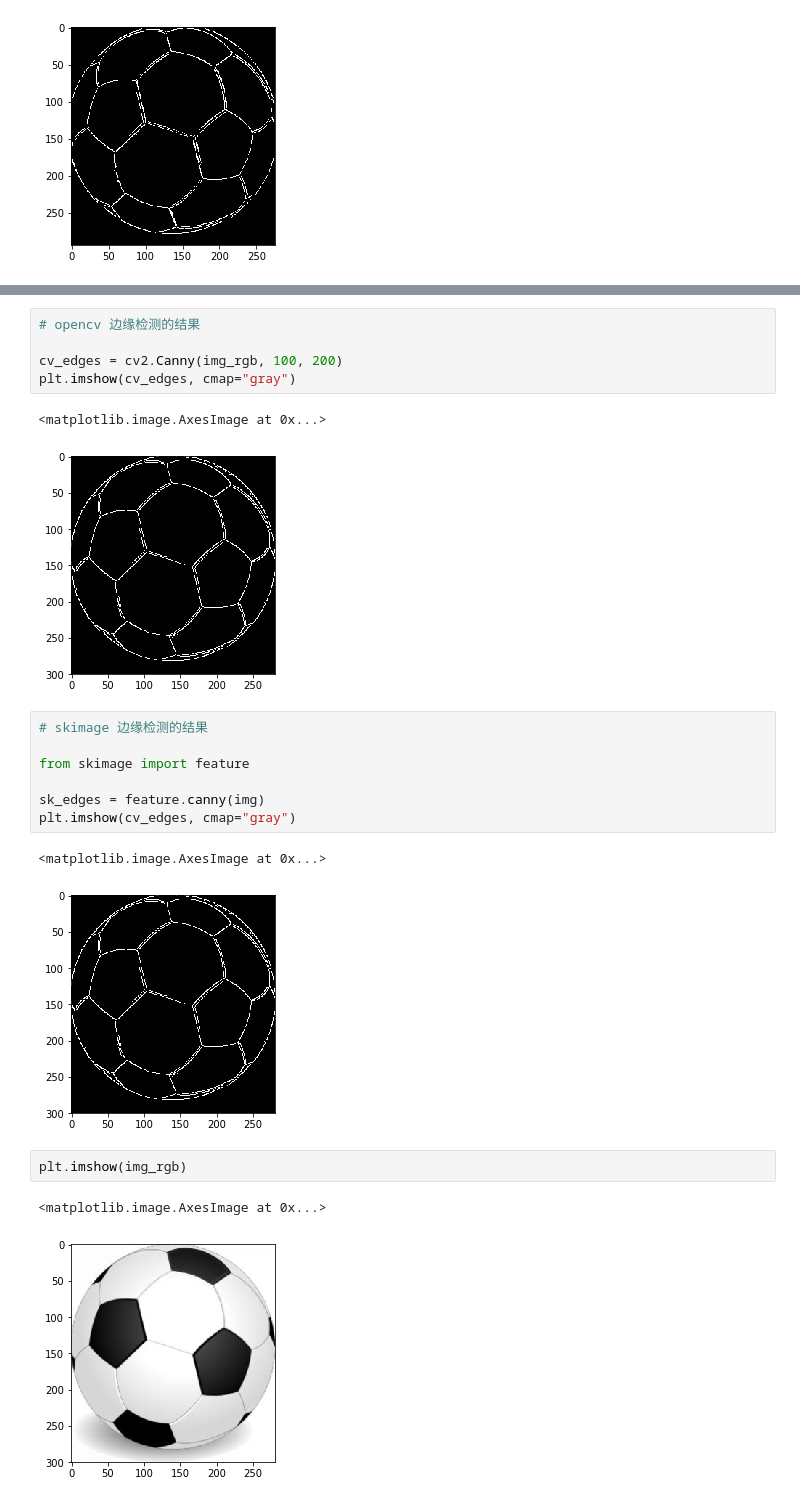
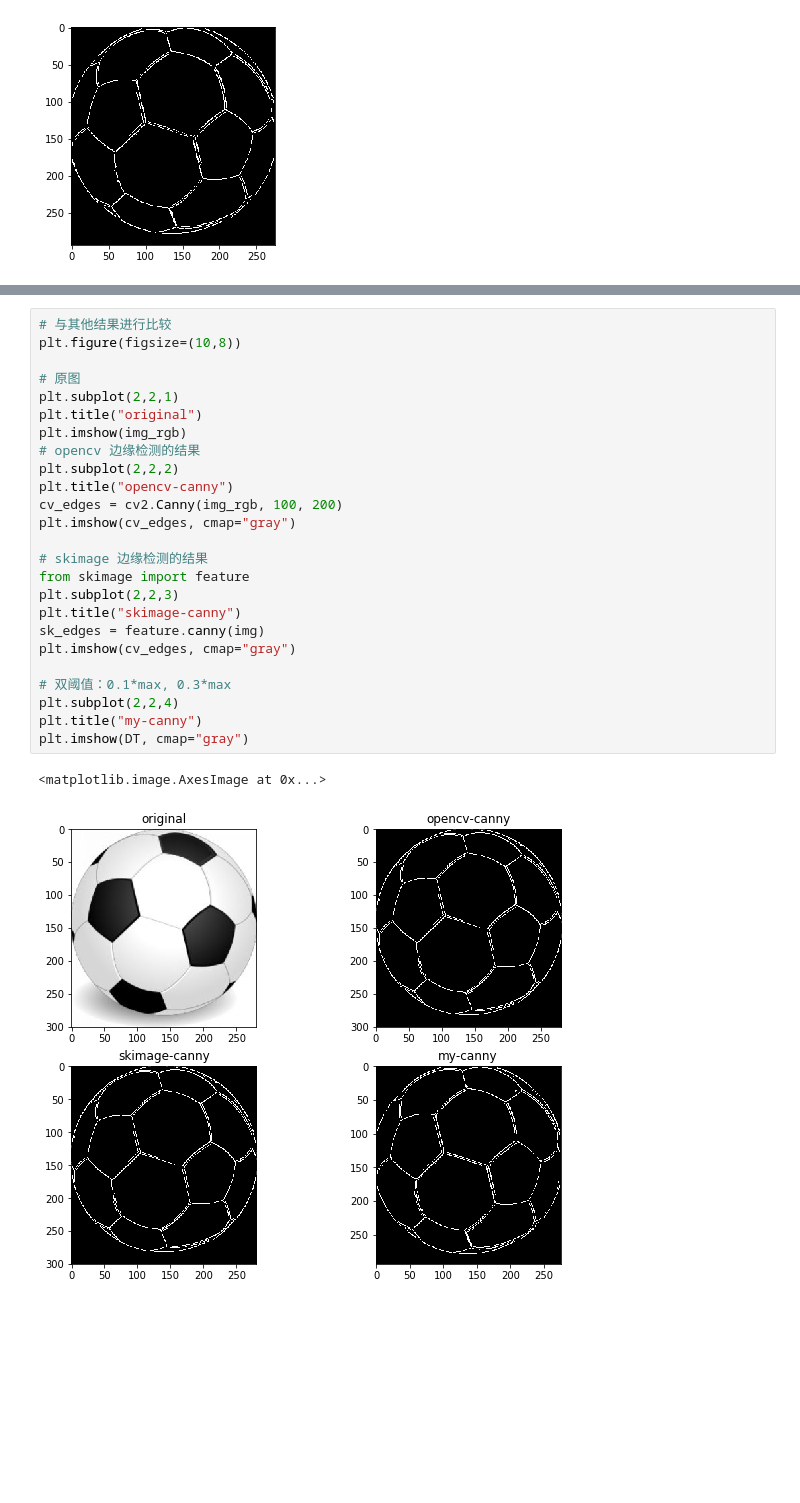
Before and after one commit to caoqi95/CV_Learning, a Jupyter notebook: image-alignment/canny.ipynb, the cells around one changed output, grey strips where cells are left out. Saved outputs shown, nothing was run; the diff lists cells and outputs as text; blank space fills up the shorter version.

```diff
--- a/image-alignment/canny.ipynb
+++ b/image-alignment/canny.ipynb
@@ -239,23 +241,28 @@ plt.imshow(DT, cmap="gray")
-# %%
-# opencv 边缘检测的结果
-
-cv_edges = cv2.Canny(img_rgb, 100, 200)
-plt.imshow(cv_edges, cmap="gray")
-# %% [output]
-<matplotlib.image.AxesImage at 0x...>
-[figure, removed]
-# %%
-# skimage 边缘检测的结果
-
-from skimage import feature
-
-sk_edges = feature.canny(img)
-plt.imshow(cv_edges, cmap="gray")
-# %% [output]
-<matplotlib.image.AxesImage at 0x...>
-[figure, removed]
-# %%
-plt.imshow(img_rgb)
-# %% [output]
-<matplotlib.image.AxesImage at 0x...>
-[figure, removed]
+# %%
+# 与其他结果进行比较
+plt.figure(figsize=(10,8))
+
+# 原图
+plt.subplot(2,2,1)
+plt.title("original")
+plt.imshow(img_rgb)
+# opencv 边缘检测的结果
+plt.subplot(2,2,2)
+plt.title("opencv-canny")
+cv_edges = cv2.Canny(img_rgb, 100, 200)
+plt.imshow(cv_edges, cmap="gray")
+
+# skimage 边缘检测的结果
+from skimage import feature
+plt.subplot(2,2,3)
+plt.title("skimage-canny")
+sk_edges = feature.canny(img)
+plt.imshow(cv_edges, cmap="gray")
+
+# 双阈值：0.1*max, 0.3*max
+plt.subplot(2,2,4)
+plt.title("my-canny")
+plt.imshow(DT, cmap="gray")
+# %% [output]
+<matplotlib.image.AxesImage at 0x...>
+[figure, added]
```
Also changed, not shown: parts of 8 cells of this notebook.
